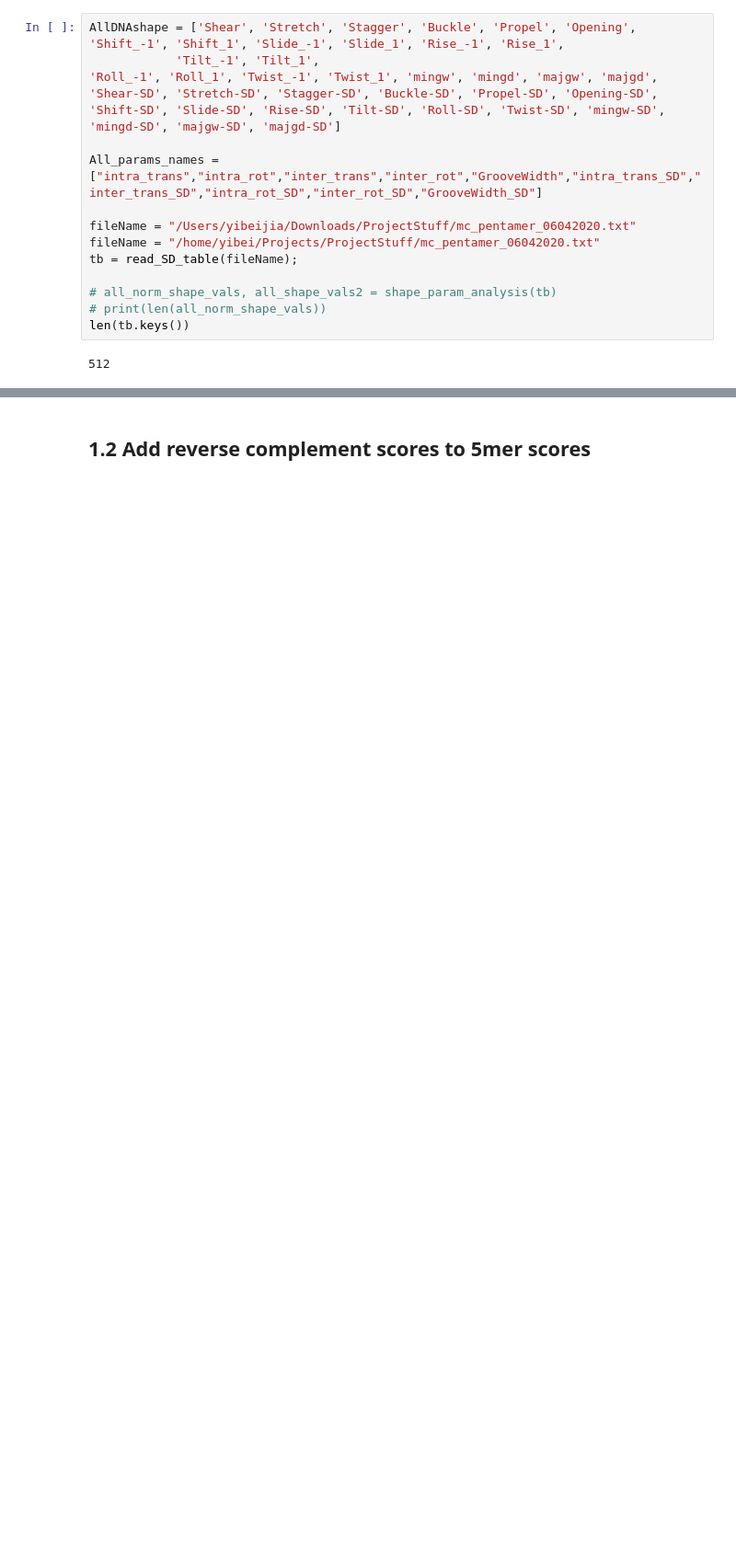
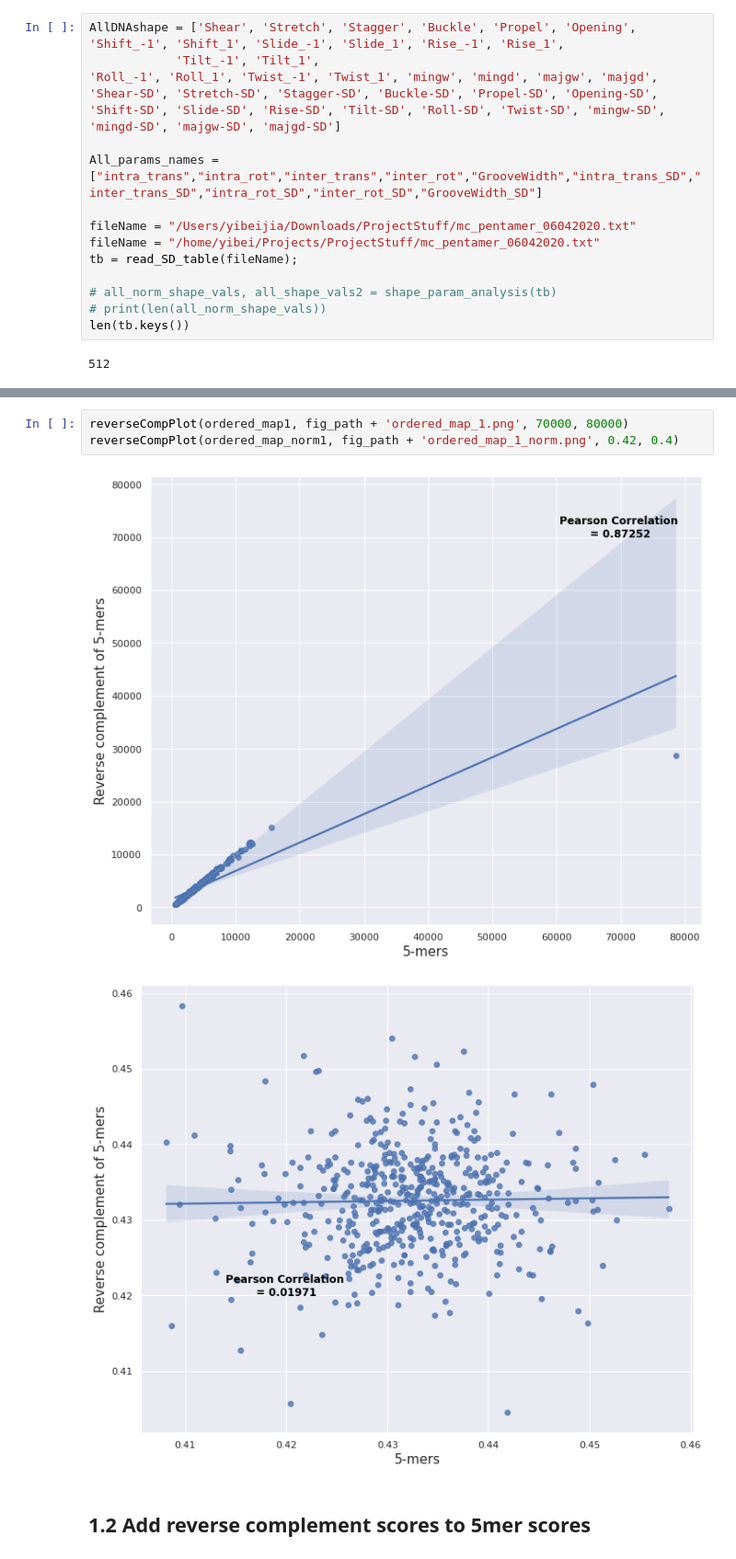
Before and after one commit to beckii0930/nucleosome_occupancy, a Jupyter notebook: tbinet_stuff/analyze_attention2.ipynb, the cells around one changed output, grey strips where cells are left out. Shown at 92% size. Cells and saved outputs as stored; diff of their text form; blank space fills up the shorter version.

```diff
--- a/tbinet_stuff/analyze_attention2.ipynb
+++ b/tbinet_stuff/analyze_attention2.ipynb
@@ -493,3 +639,9 @@ ordered_map.keys()
+# %%
+reverseCompPlot(ordered_map1, fig_path + 'ordered_map_1.png', 70000, 80000)
+reverseCompPlot(ordered_map_norm1, fig_path + 'ordered_map_1_norm.png', 0.42, 0.4)
+# %% [output]
+[figure, added]
+[figure, added]
 # %% [markdown]
 ## 1.2 Add reverse complement scores to 5mer scores
 # %%
```
Also changed, not shown: parts of 56 cells of this notebook.
